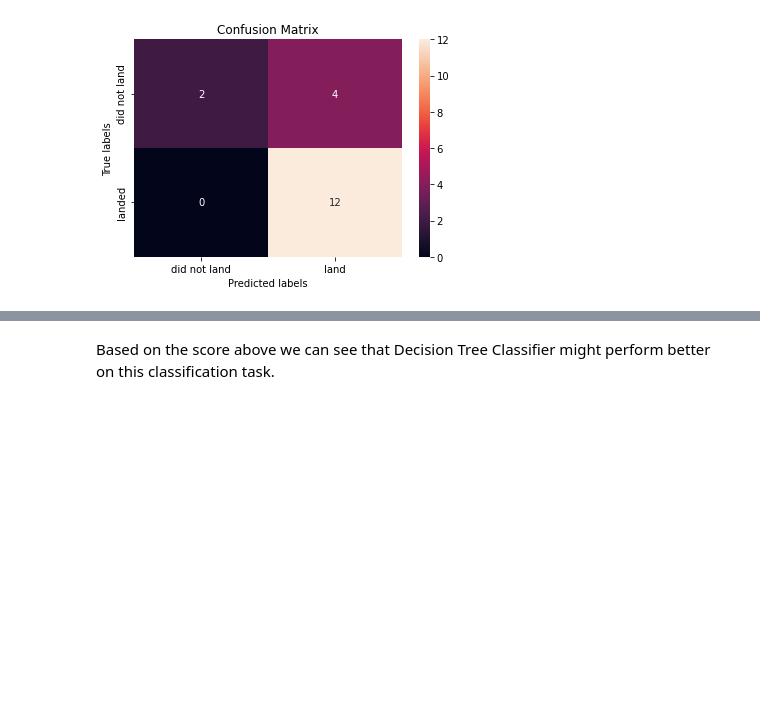
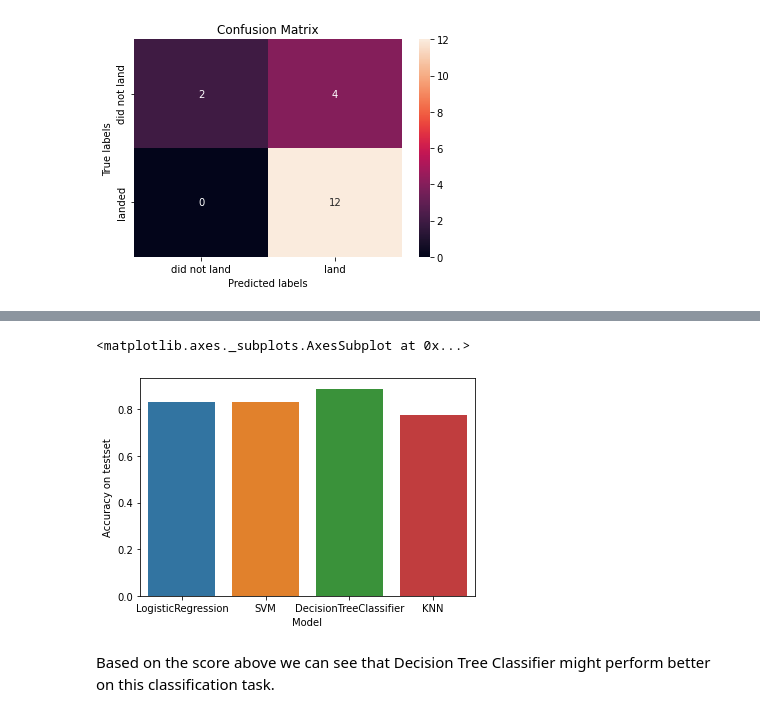
Before and after one commit to shuheng-mo/spacex-launches-data-project, a Jupyter notebook: notebooks/spacex_applied_data_science_proj.ipynb, the cells around one changed output, grey strips where cells are left out. Cells and saved outputs as stored; diff of their text form; code cells hidden in the pictures; blank space fills up the shorter version.

```diff
--- a/notebooks/spacex_applied_data_science_proj.ipynb
+++ b/notebooks/spacex_applied_data_science_proj.ipynb
@@ -1635,3 +1641,8 @@ plot_confusion_matrix(Y_test,yhat)
 # %% [output]
 accuracy on the test data:  0.7777777777777778
 [figure]
+# %%
+# Accuracy plot
+accuracy_data = {'Model':['LogisticRegression','SVM','DecisionTreeClassifier','KNN'],'Accuracy':[0.8333333333333334,0.8333333333333334,0.8888888888888888,0.7777777777777778]}
+acc_data = pd.DataFrame.from_dict(accuracy_data)
+acc_data
@@ -1638,2 +1655,7 @@ accuracy on the test data:  0.7777777777777778
+# %%
+sns.barplot(data=acc_data,x='Model',y='Accuracy on testset')
+# %% [output]
+<matplotlib.axes._subplots.AxesSubplot at 0x...>
+[figure, added]
 # %% [markdown]
 Based on the score above we can see that Decision Tree Classifier might perform better on this classification task.
```
Also changed, not shown: parts of 14 cells of this notebook, 1 other file.
